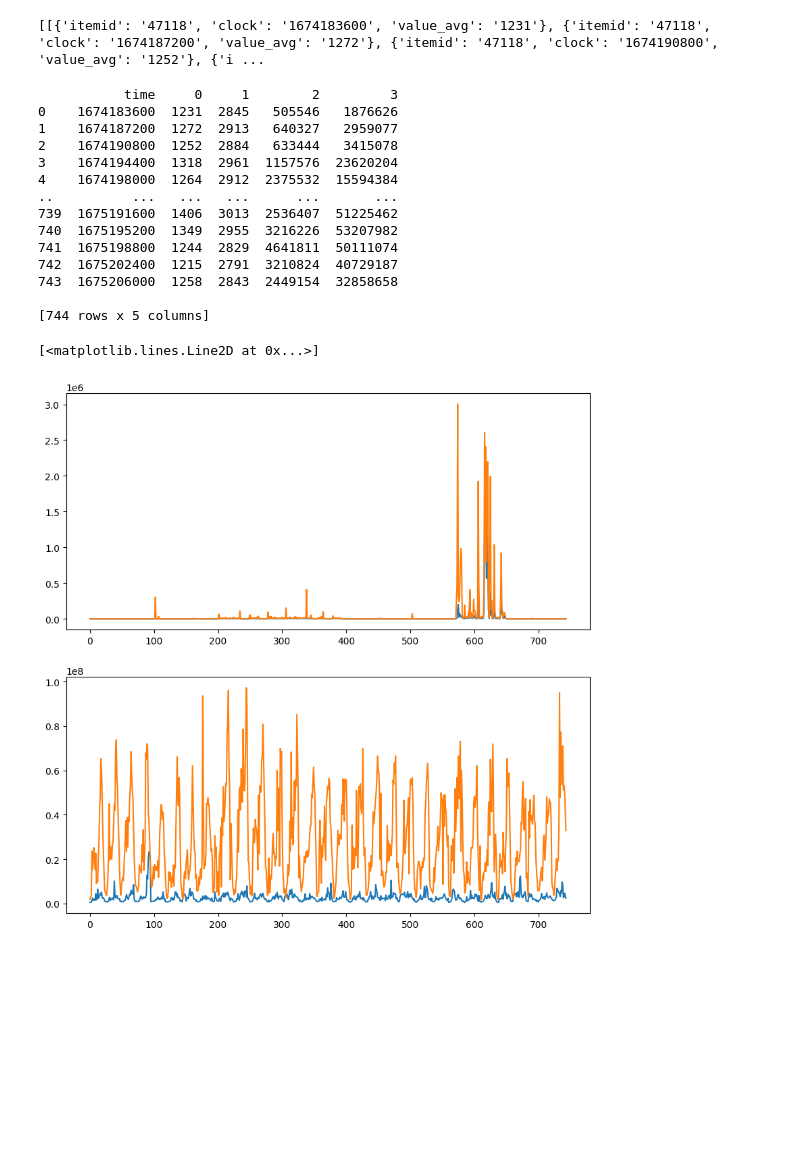
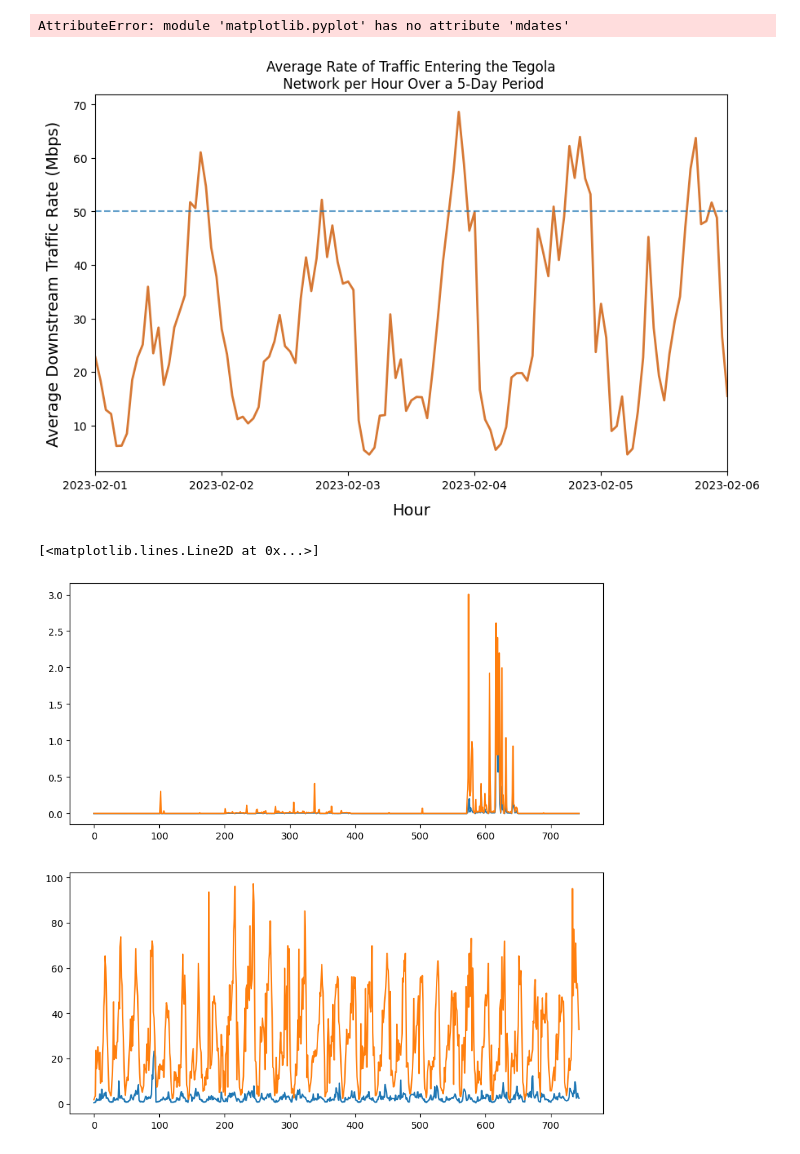
Before and after one commit to tegola-project-2022-23/sdn-routing-design, a Jupyter notebook: tegola/original_work/final_data.ipynb, the cells around one changed output. Cells and saved outputs as stored; diff of their text form; code cells hidden in the pictures; blank space fills up the shorter version.

Commit message:
added and mostly cleaned up the graph for peak time analysis

```diff
--- a/tegola/original_work/final_data.ipynb
+++ b/tegola/original_work/final_data.ipynb
@@ -83,40 +91,50 @@ class Request:
+# %%
+# Clean and plot the data for 5-day period
+import matplotlib.dates as mdates
+
+gateway_df = pd.DataFrame()
+gateway_df["time"] = pd.DataFrame.from_records(gateway_dataset[0])["clock"]
+i = 0
+for item in gateway_dataset:
+    df_temp = pd.DataFrame.from_records(item)
+    gateway_df[str(i)] = df_temp["value_avg"].astype(int) * 0.000001
+    i += 1
+gateway_df["4"] = gateway_df.loc[:,['2','3']].sum(axis=1)
+gateway_df["5"] = gateway_df["time"].apply(lambda x: datetime.datetime.fromtimestamp(int(x)))
+xmin = datetime.datetime.fromtimestamp(1675209600)
+xmax = datetime.datetime.fromtimestamp(1675641600)
+fig, ax = plt.subplots(1, 1, figsize=(10,6))
+ax.plot(gateway_df["5"], gateway_df["4"], color="chocolate", alpha = 0.9, linewidth = 2)
+ax.hlines(50, xmin, xmax, linestyle = 'dashed', alpha = 0.7)
+ax.set_ylabel("Average Downstream Traffic Rate (Mbps)", fontsize=14, labelpad=10)
+ax.set_xlabel("Hour", fontsize=14, labelpad=10)
+ax.set_title("Average Rate of Traffic Entering the Tegola\n Network per Hour Over a 5-Day Period")
+ax.set_xlim(xmin, xmax)
+ax.xaxis.set_major_formatter(matplotlib.mdates.DateFormatter('%Y-%m-%d'))
+# %% [output]
+AttributeError: module 'matplotlib.pyplot' has no attribute 'mdates'
+[figure, added]
 # %%
 # Retrieve all the data for the last month of gateway traffic
 start_date = datetime.datetime(2023, 1, 1, 0, 0).timetuple()
 end_date = datetime.datetime(2023, 1, 31, 23, 59).timetuple()
 req = Request()
 # item 1: upstream mhi, item 2: downstream mhi, item 3: upstream smo, item 4: downstream smo
-dataset = [req.build(start_date, end_date, id) for id in req.gateway_id_list]
+gateway_dataset = [req.build(start_date, end_date, id) for id in req.gateway_id_list]
-# %% [output]
-[[{'itemid': '47118', 'clock': '1674183600', 'value_avg': '1231'}, {'itemid': '47118', 'clock': '1674187200', 'value_avg': '1272'}, {'itemid': '47118', 'clock': '1674190800', 'value_avg': '1252'}, {'i ...
 # %%
 # Build and plot graphs for the average network traffic every hour over a monthlong period
-df = pd.DataFrame()
-df["time"] = pd.DataFrame.from_records(dataset[0])["clock"]
+gateway_df = pd.DataFrame()
+gateway_df["time"] = pd.DataFrame.from_records(gateway_dataset[0])["clock"]
 i = 0
-for item in dataset:
+for item in gateway_dataset:
     df_temp = pd.DataFrame.from_records(item)
-    df[str(i)] = df_temp["value_avg"].astype(int)
+    gateway_df[str(i)] = df_temp["value_avg"].astype(int) * 0.000001
     i += 1
 fig, ax = plt.subplots(2,1, figsize=(10,10))
-ax[0].plot(df["0"])
-ax[0].plot(df["1"])
-ax[1].plot(df["2"])
-ax[1].plot(df["3"])
+ax[0].plot(gateway_df["0"])
+ax[0].plot(gateway_df["1"])
+ax[1].plot(gateway_df["2"])
+ax[1].plot(gateway_df["3"])
 # %% [output]
-           time     0     1        2         3
-0    1674183600  1231  2845   505546   1876626
-1    1674187200  1272  2913   640327   2959077
-2    1674190800  1252  2884   633444   3415078
-3    1674194400  1318  2961  1157576  23620204
-4    1674198000  1264  2912  2375532  15594384
-..          ...   ...   ...      ...       ...
-739  1675191600  1406  3013  2536407  51225462
-740  1675195200  1349  2955  3216226  53207982
-741  1675198800  1244  2829  4641811  50111074
-742  1675202400  1215  2791  3210824  40729187
-743  1675206000  1258  2843  2449154  32858658
-
-[744 rows x 5 columns]
+[<matplotlib.lines.Line2D at 0x...>]
-[<matplotlib.lines.Line2D at 0x...>]
-[figure, old version]
+[figure, new version]
```
Also changed, not shown: parts of 2 cells of this notebook.
